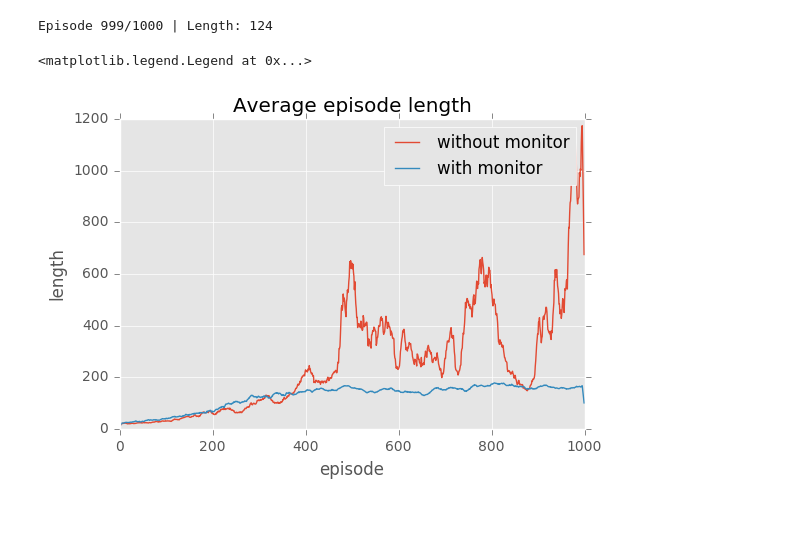
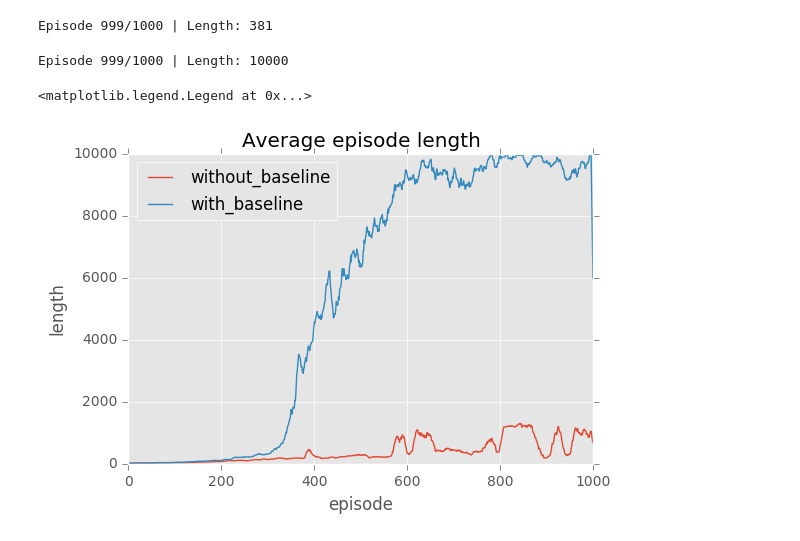
Before and after one commit to lgvaz/learning_rl, a Jupyter notebook: cart_pole/REINFORCE.ipynb, the cells around one changed output. Saved outputs shown, nothing was run; the diff lists cells and outputs as text; code cells hidden in the pictures.

Commit message:
Added cart_pole REINFORCE baseline

```diff
--- a/cart_pole/REINFORCE.ipynb
+++ b/cart_pole/REINFORCE.ipynb
@@ -103,11 +127,13 @@ def test_updates(learning_rate, batch_size=100):
                 print('Action {} probability should {}:'.format(action, expected), end=' ')
                 print(np.mean(new_probs - old_probs, axis=0))
 # %%
-def train(n_episodes, learning_rate, record_every_steps=None):
+def train(n_episodes, learning_rate, use_baseline=True, record_every_steps=None):
 
     # Create new policy
     tf.reset_default_graph()
     policy = Policy(learning_rate)
+    if use_baseline:
+        value = Baseline(learning_rate)
 
     if record_every_steps is not None:
         # If record video
@@ -138,15 +164,23 @@ def train(n_episodes, learning_rate, record_every_steps=None):
                 # Store experience
                 experience.append((state, action, reward))
                 # Update state and please, dont run forever
-                if done or t == 5000:
+                if done or t == 10000:
                     break
                 state = next_state
 
             # Unpack episode
             ep_states, ep_actions, ep_rewards = map(np.array, zip(*experience))
             ep_returns = reward_return(ep_rewards)
-            # Update weigths
-            policy.update(sess, ep_states, ep_actions, ep_returns)
+            if use_baseline:
+                # Calculate baseline returns
+                states_value = value.predict(sess, ep_states)
+                base_returns = ep_returns - np.squeeze(states_value)
+                # Update Baseline weigths
+                value.update(sess, ep_states, ep_returns)
+            else:
+                base_returns = ep_returns
+            # Update Policy weigths
+            policy.update(sess, ep_states, ep_actions, base_returns)
             # Store episode length
             length.append(t)
 
@@ -165,17 +199,19 @@ Action 1 probability should decrease: [ 0.04114689 -0.04114689]
 # %%
-without_monitor = [train(n_episodes=1000, learning_rate=5e-3, record_every_steps=None) for _ in range(10)]
+without_baseline = [train(n_episodes=1000, learning_rate=5e-3, use_baseline=False) for _ in range(10)]
 # %% [output]
-Episode 999/1000 | Length: 124
+Episode 999/1000 | Length: 381
 # %%
-with_monitor = [train(n_episodes=1000, learning_rate=5e-3, record_every_steps=200) for _ in range(10)]
+with_baseline = [train(n_episodes=1000, learning_rate=5e-3, use_baseline=True) for _ in range(10)]
+# %% [output]
+Episode 999/1000 | Length: 10000
 # %%
 # Plot episodes length smoothed over a window size of 10
-plt.plot(convolve(without_monitor, 10), label='without monitor')
-plt.plot(convolve(with_monitor, 10), label='with monitor')
+plt.plot(convolve(without_baseline, 10), label='without_baseline')
+plt.plot(convolve(with_baseline, 10), label='with_baseline')
 plt.title('Average episode length')
 plt.xlabel('episode')
 plt.ylabel('length')
-plt.legend()
+plt.legend(loc='upper left')
 # %% [output]
 <matplotlib.legend.Legend at 0x...>
-[figure, old version]
+[figure, new version]
```
Also changed, not shown: parts of 3 cells of this notebook.
